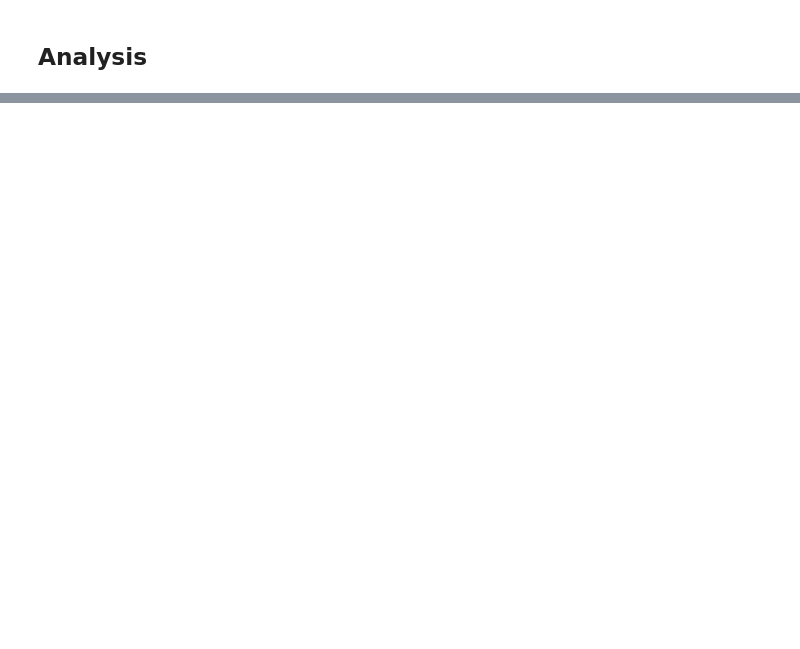
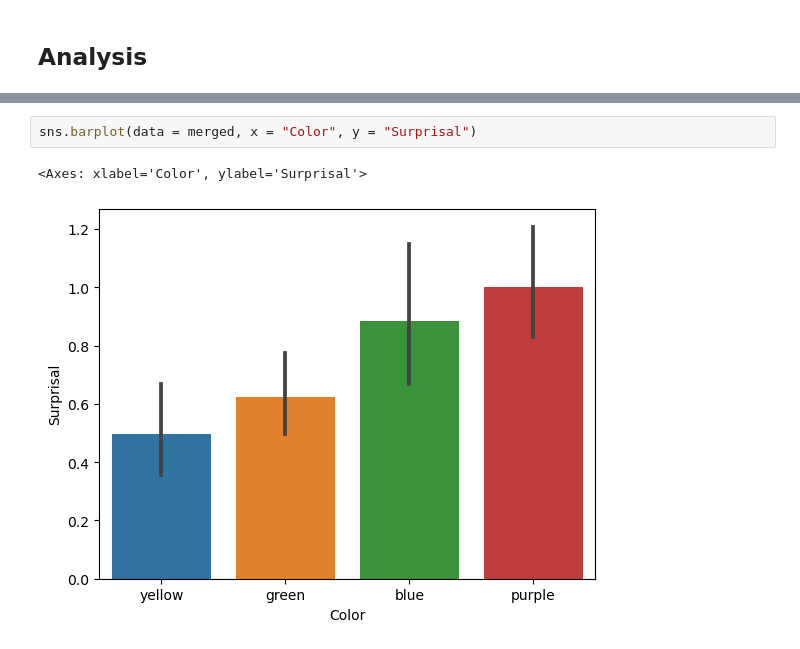
Before and after one commit to e2wang/gpt-connections, a Jupyter notebook: analysis.ipynb, the cells around one changed output, grey strips where cells are left out. Saved outputs shown, nothing was run; the diff lists cells and outputs as text; blank space fills up the shorter version.

```diff
--- a/analysis.ipynb
+++ b/analysis.ipynb
@@ -227,0 +360,5 @@ merged.head()
+# %%
+sns.barplot(data = merged, x = "Color", y = "Surprisal")
+# %% [output]
+<Axes: xlabel='Color', ylabel='Surprisal'>
+[figure, added]
```
Also changed, not shown: parts of 37 cells of this notebook, 1 other file.
